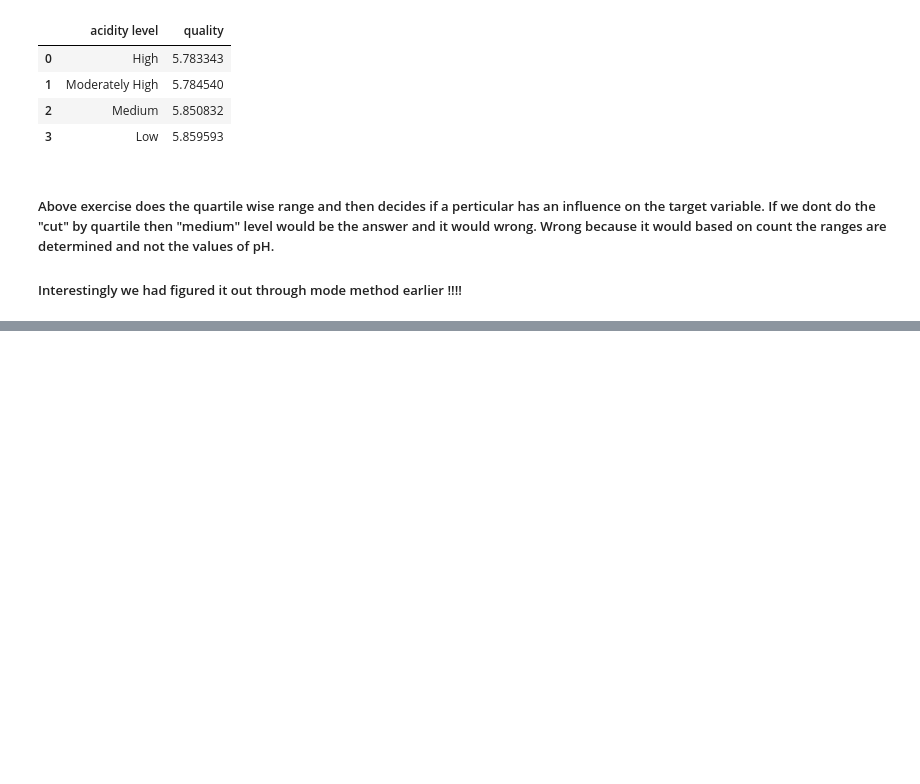
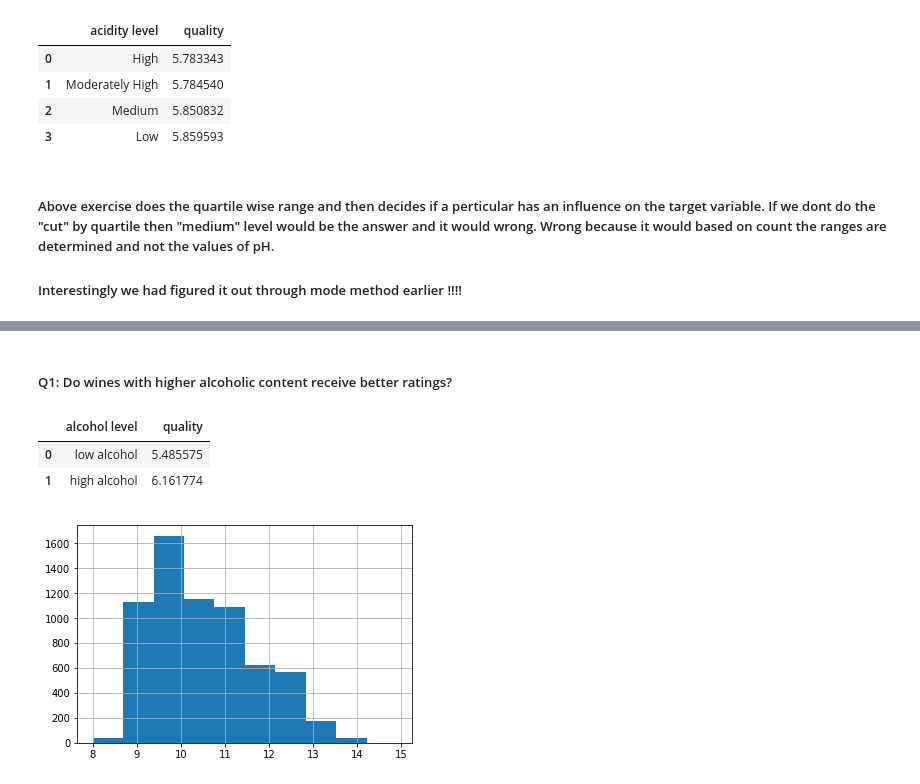
Before and after one commit to PadmarajBhat/DataAnalyst-1, a Jupyter notebook: The Data Analysis Process/Data Analysis Process Notes.ipynb, the cells around one changed output, grey strips where cells are left out. Drawn from its saved outputs; the diff is of its cells as text; code cells hidden in the pictures; blank space fills up the shorter version.

Commit message:
feat: alcohol and sugar impact through range
- cut on alcohol and sugar values to determine our earlier findings

```diff
--- a/The Data Analysis Process/Data Analysis Process Notes.ipynb
+++ b/The Data Analysis Process/Data Analysis Process Notes.ipynb
@@ -380,0 +405,14 @@ df.groupby('acidity level', as_index=False)['quality'].mean()
+# %% [markdown]
+##### Q1: Do wines with higher alcoholic content receive better ratings?
+# %%
+df['alcohol level'] = pd.cut(df.alcohol,[df.alcohol.min(), df.alcohol.median(), df.alcohol.max()], labels=['low alcohol','high alcohol'])
+#df.head()
+df.groupby('alcohol level', as_index=False)['quality'].mean()
+# %% [output]
+|  | alcohol level | quality |
+| 0 | low alcohol | 5.485575 |
+| 1 | high alcohol | 6.161774 |
+# %%
+df.alcohol.hist();
+# %% [output]
+[figure, added]
```
Also changed, not shown: parts of 8 cells of this notebook.
